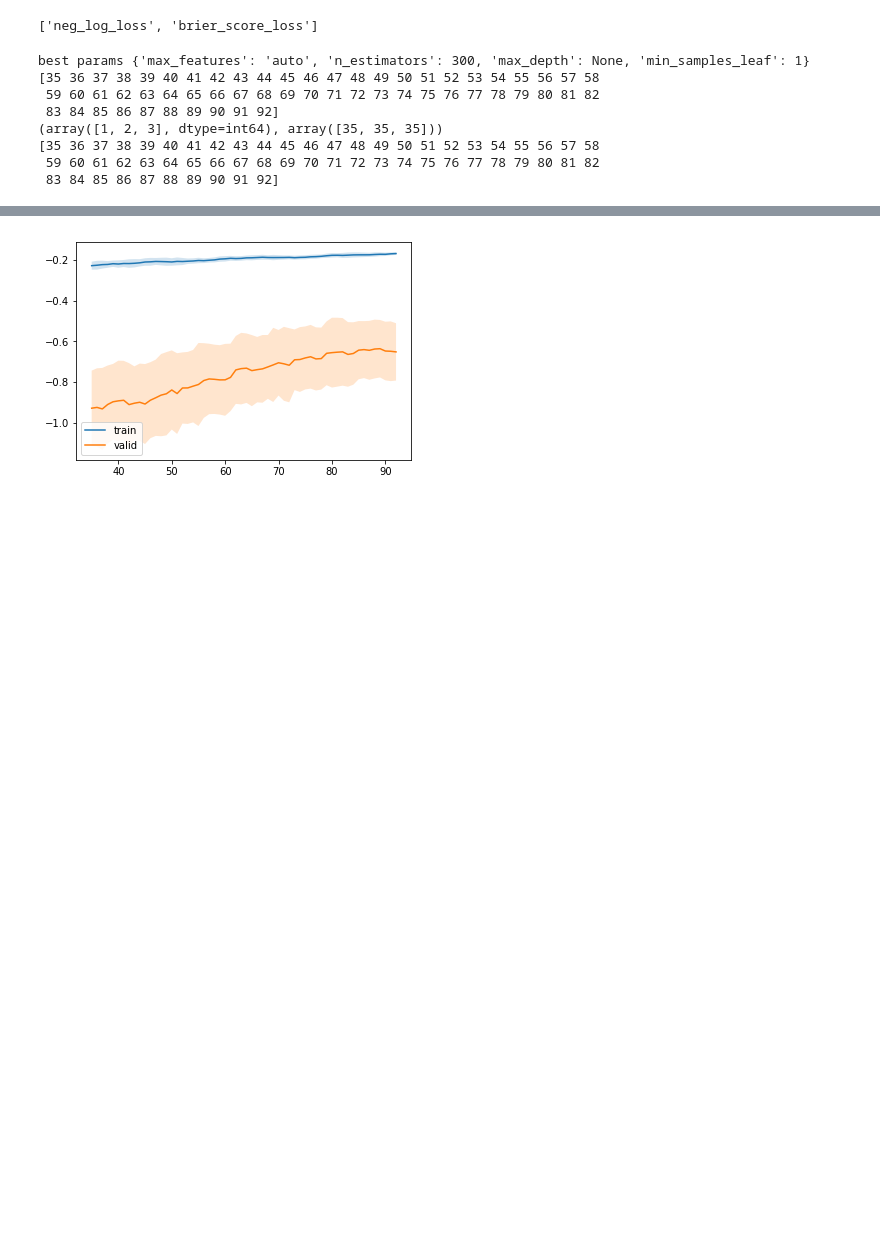
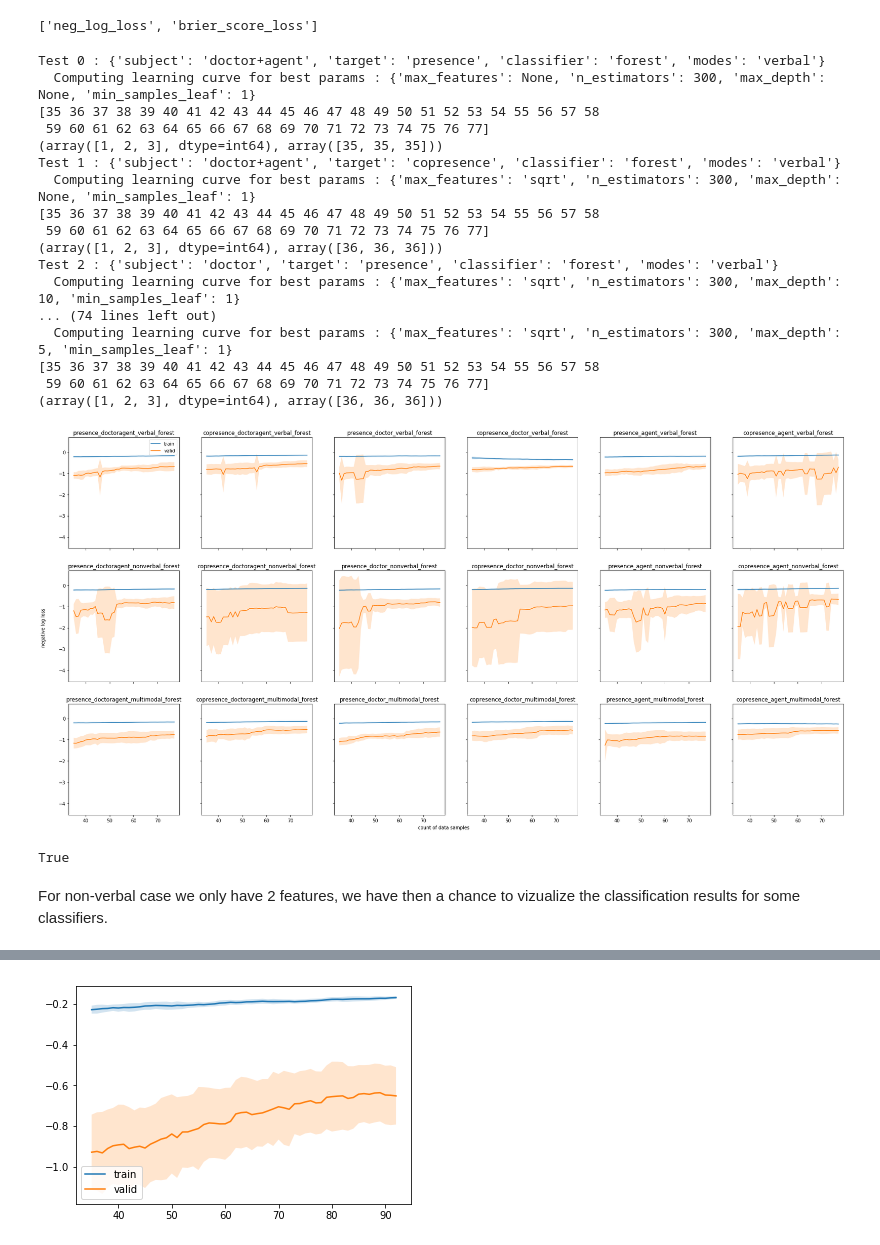
Before and after one commit to jbousque/predictionPresence, a Jupyter notebook: src/Learn.ipynb, the cells around one changed output, grey strips where cells are left out. Saved outputs shown, nothing was run; the diff lists cells and outputs as text; code cells hidden in the pictures; blank space fills up the shorter version.

```diff
--- a/src/Learn.ipynb
+++ b/src/Learn.ipynb
@@ -1965,20 +1972,23 @@ print(str([scorer for scorer in sklearn.metrics.SCORERS.keys() if scorer.endswit
 from sklearn.model_selection import learning_curve
 
 test_plan_params = {
-    'classifier': ['forest', 'svm'],
-    'subject': ['doctor', 'agent', 'doctor+agent'],
+    'classifier': ['forest'],
+    'subject': ['doctor+agent', 'doctor', 'agent'],
     'target': ['presence', 'copresence'],
-    'modes': ['verbal', 'nonverbal', 'multimodal', 'multimodal+duration']
+    'modes': ['verbal', 'nonverbal', 'multimodal']
 }
 test_plan = list(ParameterGrid(test_plan_params))
 
 forest = RandomForestClassifier(random_state=RANDOM_STATE, oob_score=True)
-svm = make_pipeline(StandardScaler(), SVC(random_state=RANDOM_STATE))
+svm = make_pipeline(StandardScaler(), SVC(random_state=RANDOM_STATE, probability=True))
 
 # whether to apply 'original' upsampling method
 upsample = True
 
-fig, ax = plt.subplots(int(len(test_plan)/8),8, sharex=True, sharey=True, figsize=(20,10))
+cols= 6
+fig, ax = plt.subplots(int(len(test_plan)/cols), cols, sharex=True, sharey=True, figsize=(30,15))
+
+results = {}
 
 for idx, test in enumerate(test_plan):
     print("Test %d : %s" % (idx, test))
@@ -2042,46 +2052,68 @@ for idx, test in enumerate(test_plan):
         phidx = 'Multimodal+Duration'
     clfidx = 'Random Forests' if classifier == 'forest' else 'SVM'
 
-    test_set_name = dh.get_grid_name(target, isDoc, isAgent, modes, classifier)
+    test_set_name = dh.get_grid_name(target=='presence', isDoc, isAgent, modes, classifier)
 
     # create classifier from best params found previously
     best_params = context_df.loc[presidx, subjidx, phidx, clfidx, 'score']['Best Params']
     clf.set_params(**eval(best_params))
     print("  Computing learning curve for best params : %s" % str(best_params))
 
     train_sizes = np.arange(35, len(df))
     print(train_sizes)
     print(np.unique(y, return_counts=True))
     train_sizes, train_scores, test_scores = learning_curve(clf,
                                                             X, y,
                                                             train_sizes=train_sizes,
                                                             cv=10,
                                                             scoring='neg_log_loss',
                                                             shuffle=True)
 
+    results[test_set_name] = {}
+    results[test_set_name]['train'] = train_scores
+    results[test_set_name]['test'] = test_scores
     train_scores_mean = np.mean(train_scores, axis=1)
     train_scores_std = np.std(train_scores, axis=1)
     test_scores_mean = np.mean(test_scores, axis=1)
     test_scores_std = np.std(test_scores, axis=1)
-    cur_ax = ax[int(idx / 8) + 1, (idx + 1) % 8]
+    cur_ax = ax[int(idx / cols), (idx) % cols]
     cur_ax.plot(train_sizes, train_scores_mean, label='train')
     cur_ax.fill_between(train_sizes, train_scores_mean + train_scores_std,
                     train_scores_mean - train_scores_std, alpha=0.2)
 
     cur_ax.plot(train_sizes, test_scores_mean, label='valid')
     cur_ax.fill_between(train_sizes, test_scores_mean + test_scores_std,
                     test_scores_mean - test_scores_std, alpha=0.2)
-    cur_ax.title(test_set_name)
-    cur_ax.xlabel("Count of samples")
-    cur_ax.ylabel("Negative log loss")
-    plt.legend()
+    cur_ax.set_title(test_set_name)
+    #cur_ax.xlabel("Count of samples")
+    #cur_ax.ylabel("Negative log loss")
+    if idx == 0: cur_ax.legend()
+fig.text(0.5, 0.1, 'count of data samples', ha='center', va='center')
+fig.text(0.1, 0.5, 'negative log loss', ha='center', va='center', rotation='vertical')
+dh.save_fig('learning_curves_verbal-nonverbal_forest.png')
 plt.show()
 # %% [output]
-best params {'max_features': 'auto', 'n_estimators': 300, 'max_depth': None, 'min_samples_leaf': 1}
+Test 0 : {'subject': 'doctor+agent', 'target': 'presence', 'classifier': 'forest', 'modes': 'verbal'}
+  Computing learning curve for best params : {'max_features': None, 'n_estimators': 300, 'max_depth': None, 'min_samples_leaf': 1}
 [35 36 37 38 39 40 41 42 43 44 45 46 47 48 49 50 51 52 53 54 55 56 57 58
- 59 60 61 62 63 64 65 66 67 68 69 70 71 72 73 74 75 76 77 78 79 80 81 82
- 83 84 85 86 87 88 89 90 91 92]
+ 59 60 61 62 63 64 65 66 67 68 69 70 71 72 73 74 75 76 77]
 (array([1, 2, 3], dtype=int64), array([35, 35, 35]))
+Test 1 : {'subject': 'doctor+agent', 'target': 'copresence', 'classifier': 'forest', 'modes': 'verbal'}
+  Computing learning curve for best params : {'max_features': 'sqrt', 'n_estimators': 300, 'max_depth': None, 'min_samples_leaf': 1}
 [35 36 37 38 39 40 41 42 43 44 45 46 47 48 49 50 51 52 53 54 55 56 57 58
- 59 60 61 62 63 64 65 66 67 68 69 70 71 72 73 74 75 76 77 78 79 80 81 82
- 83 84 85 86 87 88 89 90 91 92]
+ 59 60 61 62 63 64 65 66 67 68 69 70 71 72 73 74 75 76 77]
+(array([1, 2, 3], dtype=int64), array([36, 36, 36]))
+Test 2 : {'subject': 'doctor', 'target': 'presence', 'classifier': 'forest', 'modes': 'verbal'}
+  Computing learning curve for best params : {'max_features': 'sqrt', 'n_estimators': 300, 'max_depth': 10, 'min_samples_leaf': 1}
+... (74 lines left out)
+  Computing learning curve for best params : {'max_features': 'sqrt', 'n_estimators': 300, 'max_depth': 5, 'min_samples_leaf': 1}
+[35 36 37 38 39 40 41 42 43 44 45 46 47 48 49 50 51 52 53 54 55 56 57 58
+ 59 60 61 62 63 64 65 66 67 68 69 70 71 72 73 74 75 76 77]
+(array([1, 2, 3], dtype=int64), array([36, 36, 36]))
+[figure, added]
+# %%
+dh.save_obj(results, 'learning_curves', 'forest')
+# %% [output]
+True
+# %% [markdown]
+For non-verbal case we only have 2 features, we have then a chance to vizualize the classification results for some classifiers.
```
Also changed, not shown: parts of 20 cells of this notebook.
